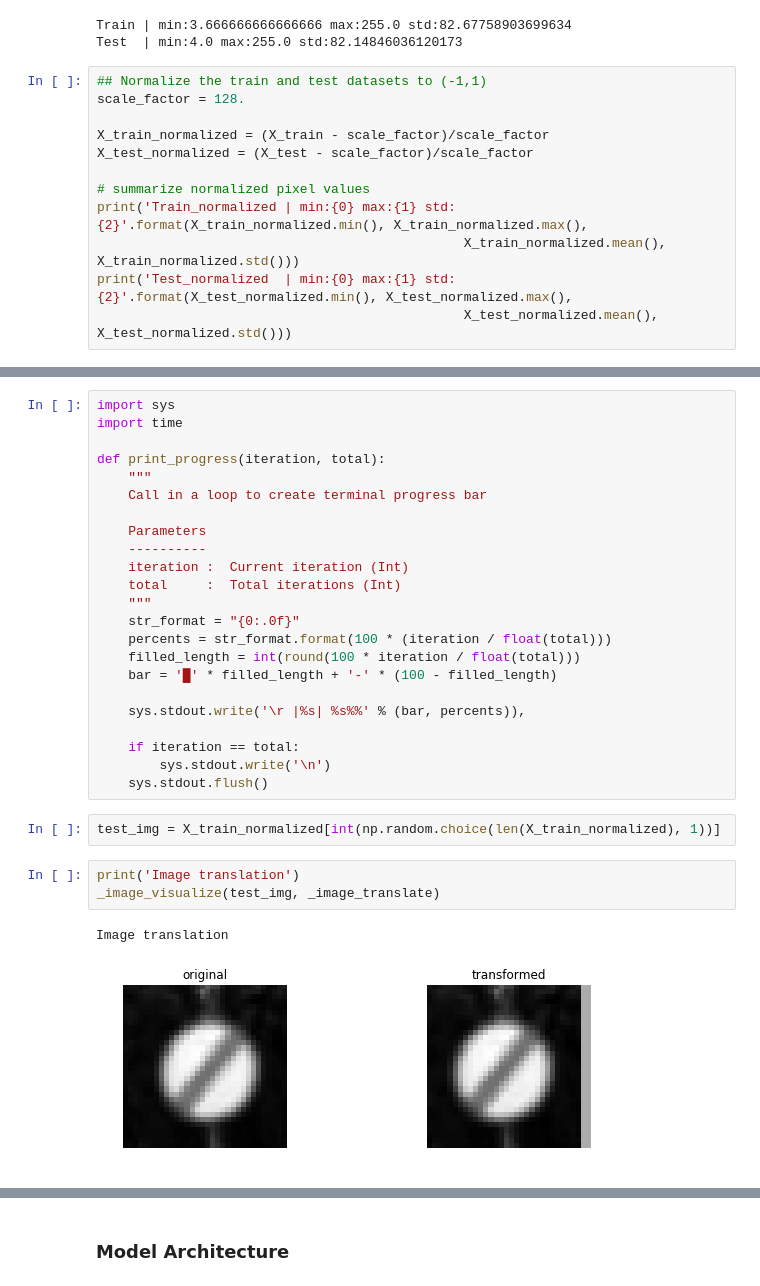
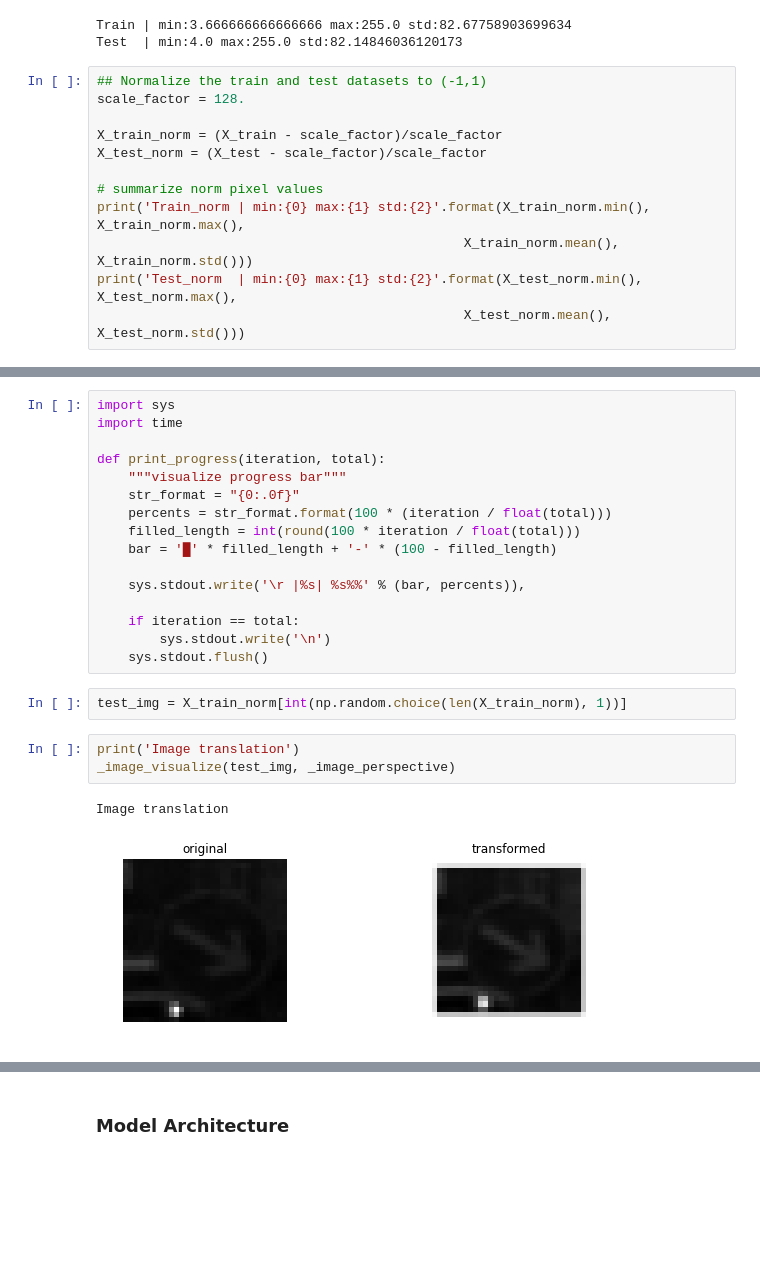
Before and after one commit to myresearch-ai/CarND-Traffic-Sign-Classifier-Project, a Jupyter notebook: Traffic_Sign_Classifier.ipynb, the cells around one changed output, grey strips where cells are left out. Drawn from its saved outputs; the diff is of its cells as text; blank space fills up the shorter version.

```diff
--- a/Traffic_Sign_Classifier.ipynb
+++ b/Traffic_Sign_Classifier.ipynb
@@ -181,12 +183,12 @@ Test  | min:4.0 max:255.0 std:82.14846036120173
 ## Normalize the train and test datasets to (-1,1)
 scale_factor = 128.
 
-X_train_normalized = (X_train - scale_factor)/scale_factor
-X_test_normalized = (X_test - scale_factor)/scale_factor
+X_train_norm = (X_train - scale_factor)/scale_factor
+X_test_norm = (X_test - scale_factor)/scale_factor
 
-# summarize normalized pixel values
-print('Train_normalized | min:{0} max:{1} std:{2}'.format(X_train_normalized.min(), X_train_normalized.max(),
-                                               X_train_normalized.mean(), X_train_normalized.std()))
-print('Test_normalized  | min:{0} max:{1} std:{2}'.format(X_test_normalized.min(), X_test_normalized.max(),
-                                               X_test_normalized.mean(), X_test_normalized.std()))
+# summarize norm pixel values
+print('Train_norm | min:{0} max:{1} std:{2}'.format(X_train_norm.min(), X_train_norm.max(),
+                                               X_train_norm.mean(), X_train_norm.std()))
+print('Test_norm  | min:{0} max:{1} std:{2}'.format(X_test_norm.min(), X_test_norm.max(),
+                                               X_test_norm.mean(), X_test_norm.std()))
 # %% [output]
@@ -275,14 +265,7 @@ import sys
 import time
 
 def print_progress(iteration, total):
-    """
-    Call in a loop to create terminal progress bar
-
-    Parameters
-    ----------
-    iteration :  Current iteration (Int)
-    total     :  Total iterations (Int)
-    """
+    """visualize progress bar"""
     str_format = "{0:.0f}"
     percents = str_format.format(100 * (iteration / float(total)))
     filled_length = int(round(100 * iteration / float(total)))
@@ -294,12 +277,12 @@ def print_progress(iteration, total):
         sys.stdout.write('\n')
     sys.stdout.flush()
 # %%
-test_img = X_train_normalized[int(np.random.choice(len(X_train_normalized), 1))]
+test_img = X_train_norm[int(np.random.choice(len(X_train_norm), 1))]
 # %%
 print('Image translation')
-_image_visualize(test_img, _image_translate)
+_image_visualize(test_img, _image_perspective)
 # %% [output]
 Image translation
-[figure, old version]
+[figure, new version]
 # %%
 print('Image scaling')
```
Also changed, not shown: parts of 22 cells of this notebook.
